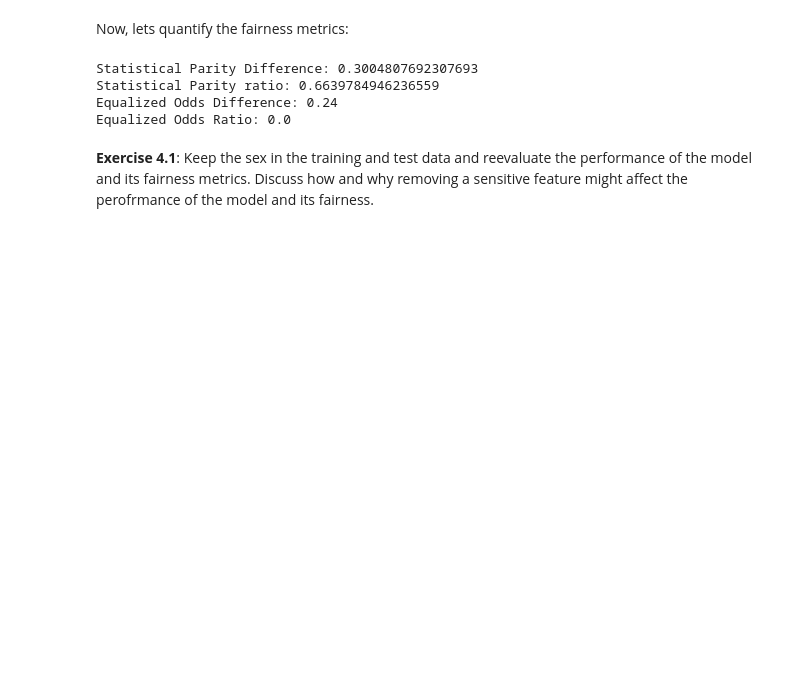
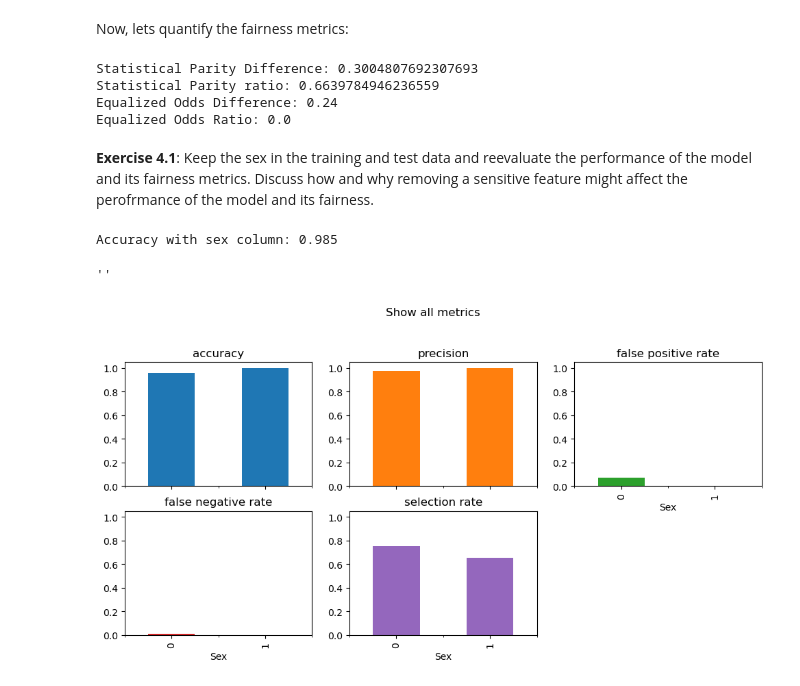
Before and after one commit to DiegoGarciaFrade/ResponsibleAI_G1, a Jupyter notebook: Week_4_1_assessment.ipynb, the cells around one changed output. Saved outputs shown, nothing was run; the diff lists cells and outputs as text; code cells hidden in the pictures; blank space fills up the shorter version.

```diff
--- a/Week_4_1_assessment.ipynb
+++ b/Week_4_1_assessment.ipynb
@@ -165,0 +171,34 @@ Equalized Odds Ratio: 0.0
+# %%
+clf_2 = RandomForestClassifier(random_state=42)
+clf_2.fit(X_train, y_train)
+score_sex = clf_2.score(X_test, y_test)
+print('Accuracy with sex column: {}'.format(score_sex))
+# %% [output]
+Accuracy with sex column: 0.985
+# %%
+# Analyze metrics using MetricFrame
+y_pred = clf_2.predict(X_test)
+sensitive_teste = X_test['Sex']
+
+metrics = {
+    "accuracy": balanced_accuracy_score,
+    "precision": precision_score,
+    "false positive rate": false_positive_rate,
+    "false negative rate": false_negative_rate,
+    "selection rate": selection_rate,
+}
+metric_frame = MetricFrame(
+    metrics=metrics, y_true=y_test, y_pred=y_pred, sensitive_features=sensitive_test
+)
+metric_frame.by_group.plot.bar(
+    subplots=True,
+    layout=[3, 3],
+    legend=False,
+    figsize=[12, 8],
+    ylim=[0,1.05],
+    title="Show all metrics",
+)
+;
+# %% [output]
+''
+[figure, added]
```
Also changed, not shown: parts of 4 cells of this notebook, 1 other file.
